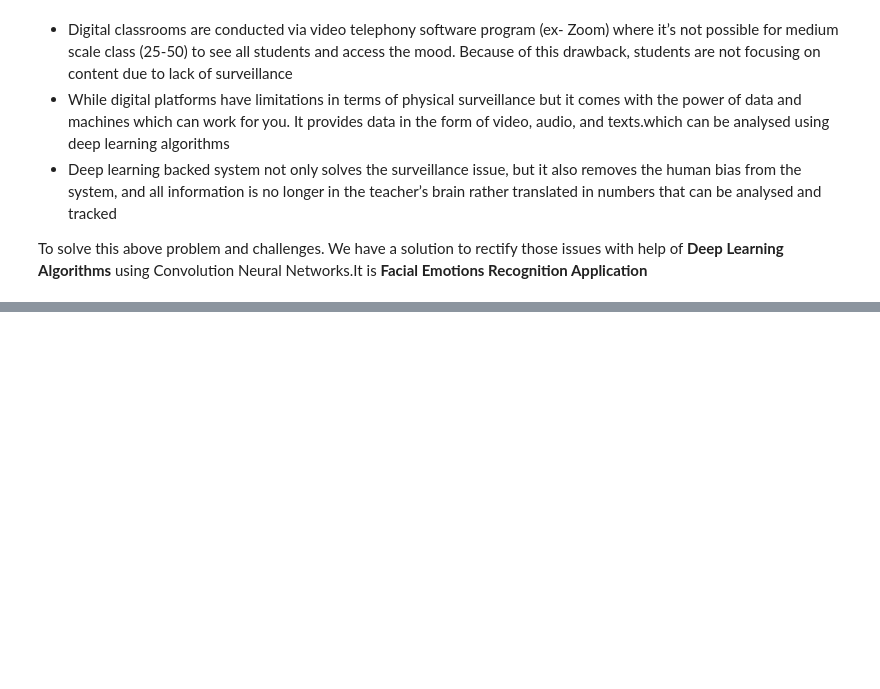
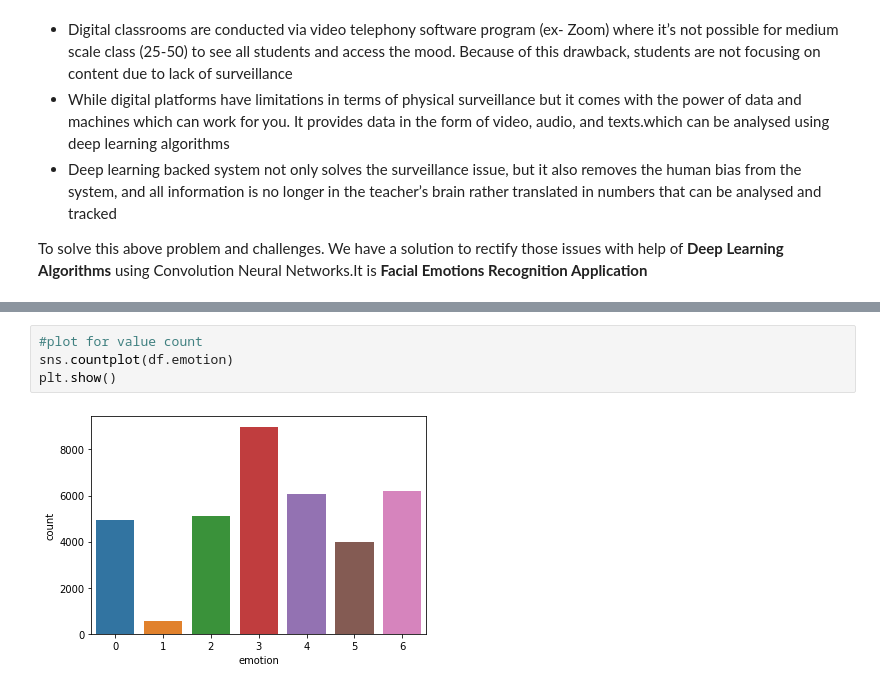
Before and after one commit to bysubanji/Face_emotion_recognition, a Jupyter notebook: Face_emotion_recognition_final.ipynb, the cells around one changed output, grey strips where cells are left out. Drawn from its saved outputs; the diff is of its cells as text; blank space fills up the shorter version.

```diff
--- a/Face_emotion_recognition_final.ipynb
+++ b/Face_emotion_recognition_final.ipynb
@@ -25,0 +134,6 @@ To solve this above problem and challenges. We have a solution to rectify those
+# %%
+#plot for value count
+sns.countplot(df.emotion)
+plt.show()
+# %% [output]
+[figure, added]
```
Also changed, not shown: parts of 14 cells of this notebook.
